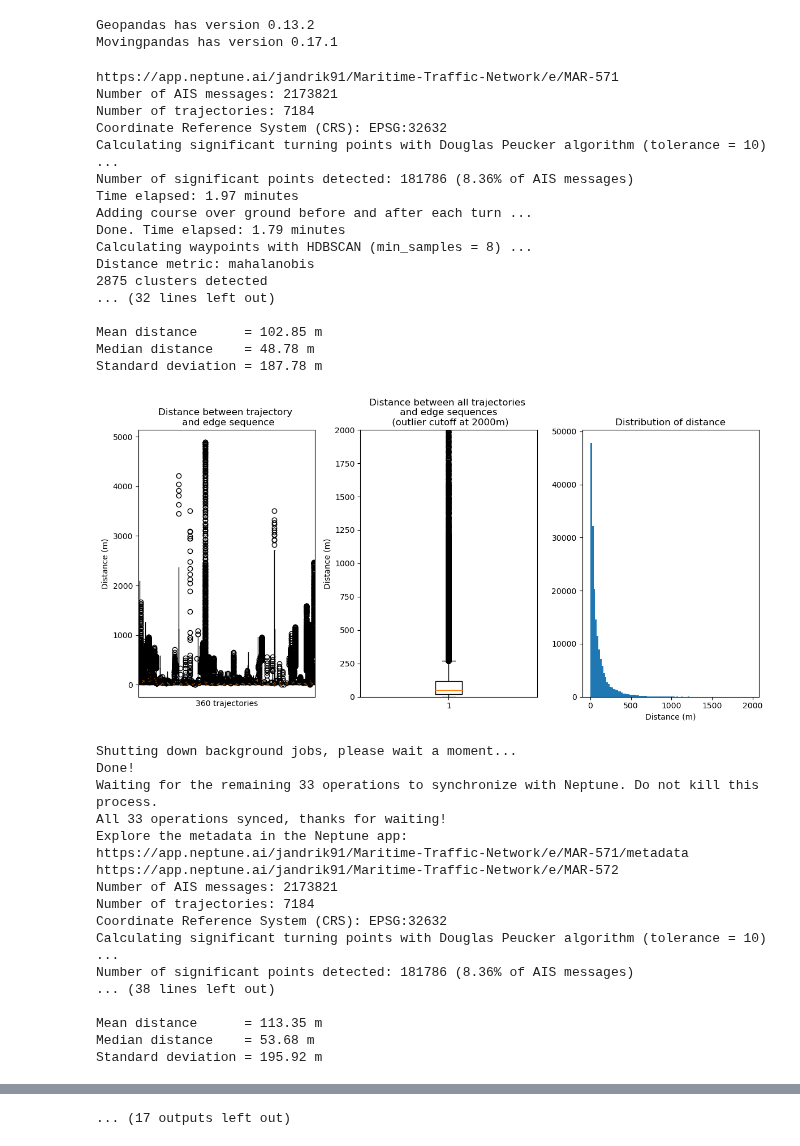
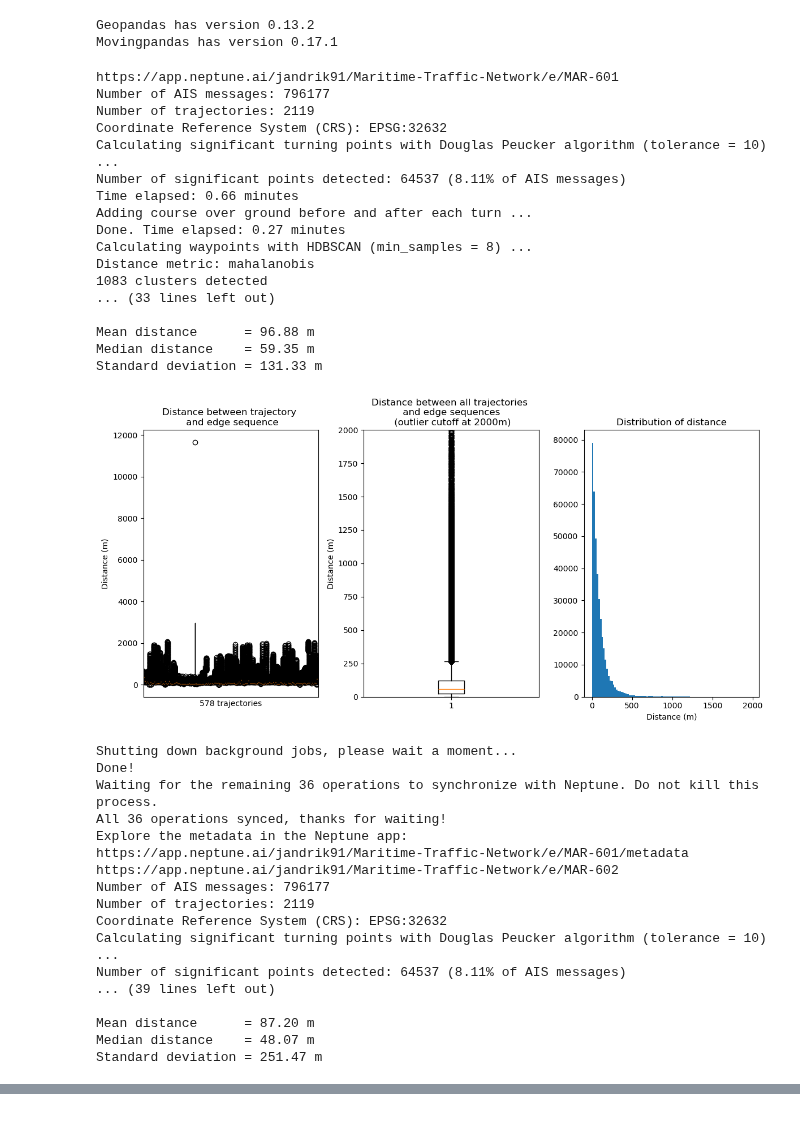
Before and after one commit to vhffm/maritime_route_prediction, a Jupyter notebook: notebooks/10_parameters_grid_search.ipynb, the cells around one changed output, grey strips where cells are left out. Drawn from its saved outputs; the diff is of its cells as text; code cells hidden in the pictures.

```diff
--- a/notebooks/10_parameters_grid_search.ipynb
+++ b/notebooks/10_parameters_grid_search.ipynb
@@ -36,9 +36,9 @@ from maritime_traffic_network import MaritimeTrafficNetwork
 # load data for network creation
 # read data from file
 datasize = 'full'
-location = 'oslo'
-data_date = '202208'
-eval_date = '202208'
+location = 'tromso'
+data_date = '202204'
+eval_date = '202205'
 
 orig_filename = '../data/processed/'+data_date+'_points_'+location+'_cleaned_meta_'+datasize+'_dualSplit_2.parquet'
 gdf = gpd.read_parquet(orig_filename)
@@ -58,7 +58,7 @@ all_test_trajectories = mpd.TrajectoryCollection(test_gdf, traj_id_col='mmsi', o
 # select evaluation data
 selection_start = 0
 selection_end = len(all_test_trajectories)
-selection_step = 20
+selection_step = 3
 selection = np.arange(selection_start, selection_end, selection_step)
 n_trajectories = len(selection)
 mmsis = test_gdf.mmsi.unique()[selection]
@@ -69,7 +69,7 @@ test_trajectories = all_test_trajectories.filter('mmsi', mmsis.tolist())
 #sp_gdf.to_crs(crs, inplace=True)  # Transformation
 # %%
 # make experiments
-vals_ms = [8, 9, 10, 11, 12, 13, 14, 15, 16, 18, 20, 25, 30, 35]
+vals_ms = [8, 6]
 vals_DP = []
 vals_v34 = []
 vals_v5 = []
@@ -137,64 +137,64 @@ for i in range (0, len(vals_ms)):
 
     # save experiment
     run["model"]=model
-    run["algorithm"]='V7.0(SSPD)'
+    run["algorithm"]='V7.0(SSPD,std)'
     run["n_points"]=len(network.gdf)
     run["n_nodes"]=network.G_pruned.number_of_nodes()
     run["n_edges"]=network.G_pruned.number_of_edges()
     run["n_isolated"]=nx.number_of_isolates(network.G_pruned)
     run["merge_stops"] = merge_stops
     run["merge_stops_speed"] = merge_stops_speed
     run["pruning"] = pruning
 
     params = network.hyperparameters
     params['clustering_metric_V_coord'] = params['clustering_metric_V'][0][0]
     params['clustering_metric_V_cog'] = params['clustering_metric_V'][2][2]
     params['clustering_metric_V_speed'] = params['clustering_metric_V'][4][4]
     run["parameters"] = params
 
     run["test_data"] = {'eval_file':eval_file,
                         'selection_start':selection_start,
                         'selection_end':selection_end,
                         'selection_step':selection_step,
                         'n_trajectories':n_trajectories}
 
     run["plot"].upload(fig)
     run["summary"] = summary
 
     run.stop()
 # %% [output]
-https://app.neptune.ai/jandrik91/Maritime-Traffic-Network/e/MAR-571
-Number of AIS messages: 2173821
-Number of trajectories: 7184
+https://app.neptune.ai/jandrik91/Maritime-Traffic-Network/e/MAR-601
+Number of AIS messages: 796177
+Number of trajectories: 2119
 Coordinate Reference System (CRS): EPSG:32632
 Calculating significant turning points with Douglas Peucker algorithm (tolerance = 10) ...
-Number of significant points detected: 181786 (8.36% of AIS messages)
-Time elapsed: 1.97 minutes
+Number of significant points detected: 64537 (8.11% of AIS messages)
+Time elapsed: 0.66 minutes
 Adding course over ground before and after each turn ...
-Done. Time elapsed: 1.79 minutes
+Done. Time elapsed: 0.27 minutes
 Calculating waypoints with HDBSCAN (min_samples = 8) ...
 Distance metric: mahalanobis
-2875 clusters detected
-... (32 lines left out)
+1083 clusters detected
+... (33 lines left out)
 
-Mean distance      = 102.85 m
-Median distance    = 48.78 m
-Standard deviation = 187.78 m
+Mean distance      = 96.88 m
+Median distance    = 59.35 m
+Standard deviation = 131.33 m
-[figure, old version]
+[figure, new version]
 Shutting down background jobs, please wait a moment...
 Done!
-Waiting for the remaining 33 operations to synchronize with Neptune. Do not kill this process.
-All 33 operations synced, thanks for waiting!
+Waiting for the remaining 36 operations to synchronize with Neptune. Do not kill this process.
+All 36 operations synced, thanks for waiting!
 Explore the metadata in the Neptune app:
-https://app.neptune.ai/jandrik91/Maritime-Traffic-Network/e/MAR-571/metadata
-https://app.neptune.ai/jandrik91/Maritime-Traffic-Network/e/MAR-572
-Number of AIS messages: 2173821
-Number of trajectories: 7184
+https://app.neptune.ai/jandrik91/Maritime-Traffic-Network/e/MAR-601/metadata
+https://app.neptune.ai/jandrik91/Maritime-Traffic-Network/e/MAR-602
+Number of AIS messages: 796177
+Number of trajectories: 2119
 Coordinate Reference System (CRS): EPSG:32632
 Calculating significant turning points with Douglas Peucker algorithm (tolerance = 10) ...
-Number of significant points detected: 181786 (8.36% of AIS messages)
-... (38 lines left out)
+Number of significant points detected: 64537 (8.11% of AIS messages)
+... (39 lines left out)
 
-Mean distance      = 113.35 m
-Median distance    = 53.68 m
-Standard deviation = 195.92 m
+Mean distance      = 87.20 m
+Median distance    = 48.07 m
+Standard deviation = 251.47 m
@@ -274,4 +208,3 @@ Standard deviation = 192.33 m
-... (17 outputs left out)
 # %%
 # save network as pickle object
 #fileObj = open('../data/interim/202204_waypoints_DP10_HDBSCAN15_stavanger_full_UTM.obj', 'wb')
```
Also changed, not shown: parts of 1 cell of this notebook, 14 other files.
